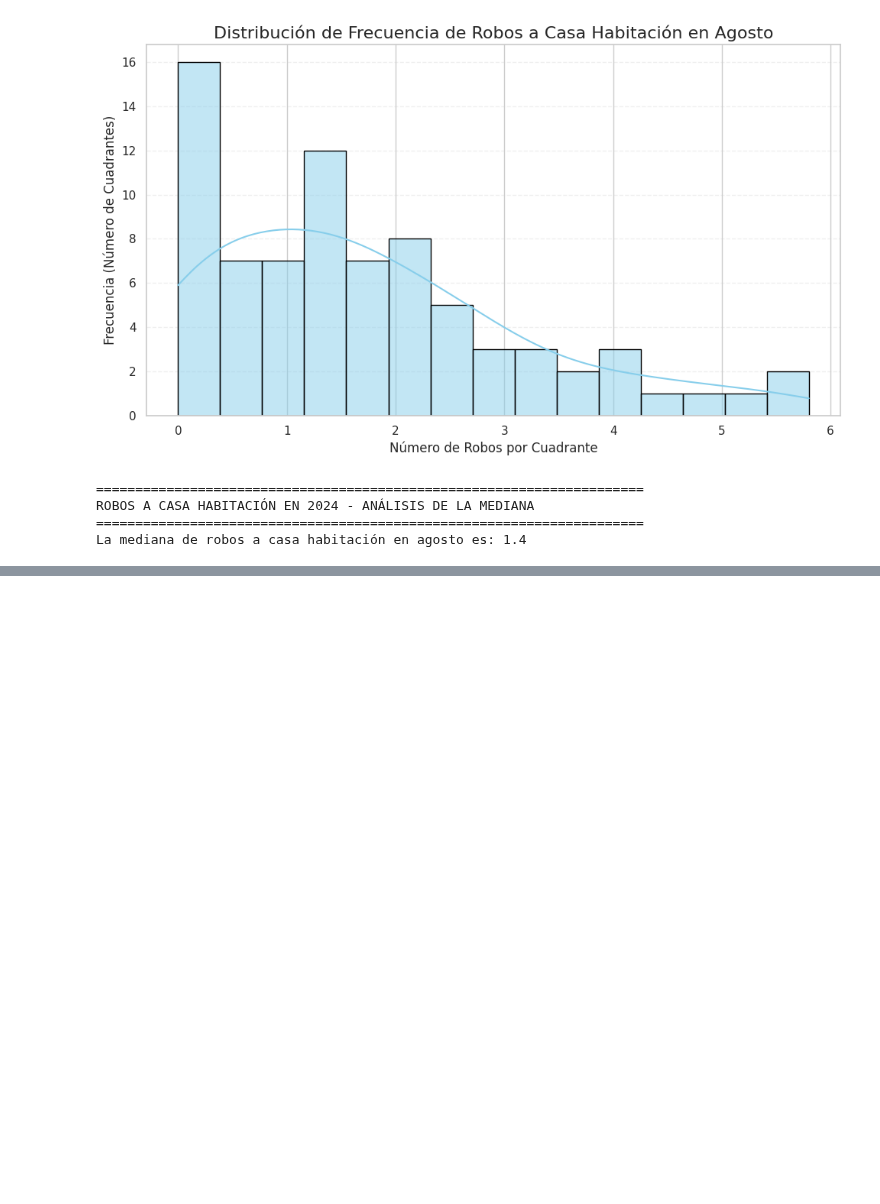
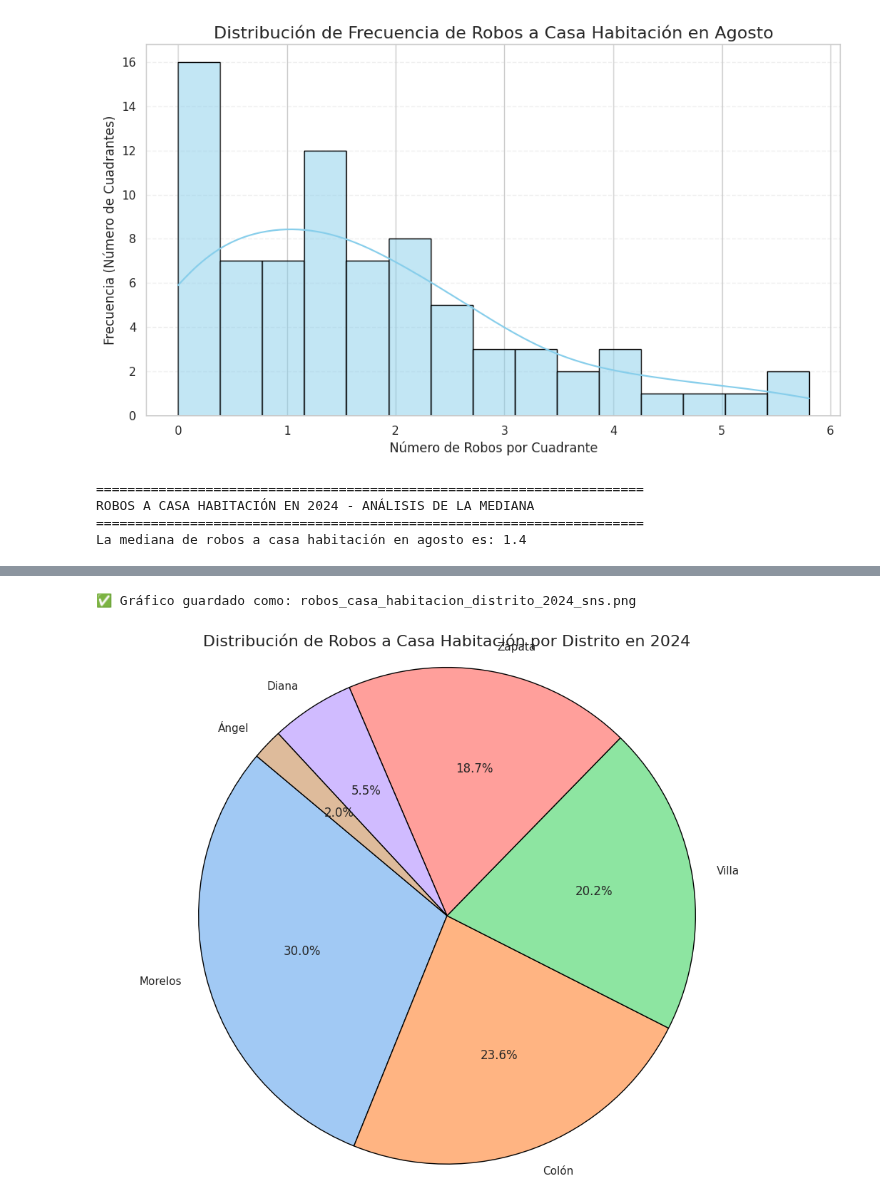
Before and after one commit to CLA-TI3001C-AD2025-G100/A01563230-EDA, a Jupyter notebook: FICOSEC.ipynb, the cells around one changed output, grey strips where cells are left out. Saved outputs shown, nothing was run; the diff lists cells and outputs as text; code cells hidden in the pictures; blank space fills up the shorter version.

```diff
--- a/FICOSEC.ipynb
+++ b/FICOSEC.ipynb
@@ -1392,0 +1355,17 @@ Ocurrió un error durante el procesamiento de datos: '--#007ACC' is not a valid
+# %%
+# Crear un gráfico de pie con la distribución de robos por distrito en 2024 con sns
+import seaborn as sns
+# Crear gráfico de pie con seaborn
+plt.figure(figsize=(10, 8))
+colors = sns.color_palette('pastel')[0:len(robos_por_distrito)]
+plt.pie(robos_por_distrito['TOTAL_ROBOS'], labels=robos_por_distrito['DISTRITO'],
+        autopct='%1.1f%%', startangle=140, colors=colors, wedgeprops={'edgecolor': 'black'})
+plt.title('Distribución de Robos a Casa Habitación por Distrito en 2024', fontsize=16)
+plt.axis('equal')  # Igualar aspecto para que el pie sea un círculo
+plt.tight_layout()
+plt.savefig('robos_casa_habitacion_distrito_2024_sns.png', dpi=300, bbox_inches='tight')
+print("\n✅ Gráfico guardado como: robos_casa_habitacion_distrito_2024_sns.png")
+plt.show()
+# %% [output]
+✅ Gráfico guardado como: robos_casa_habitacion_distrito_2024_sns.png
+[figure, added]
```
Also changed, not shown: parts of 9 cells of this notebook, 7 other files.
